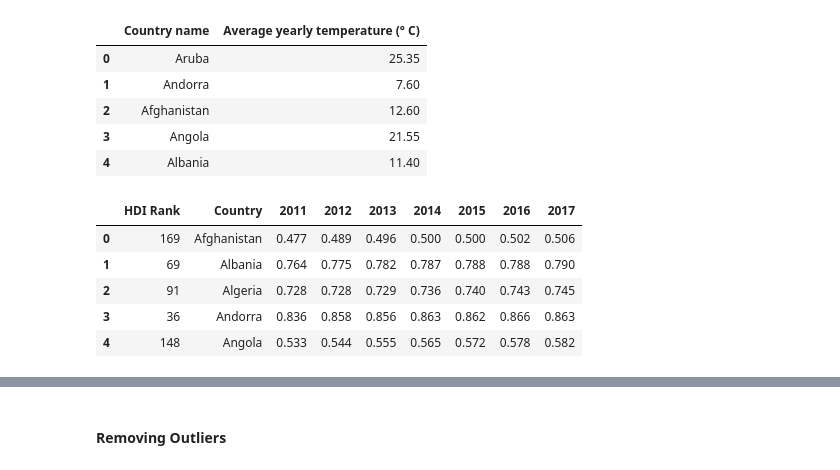
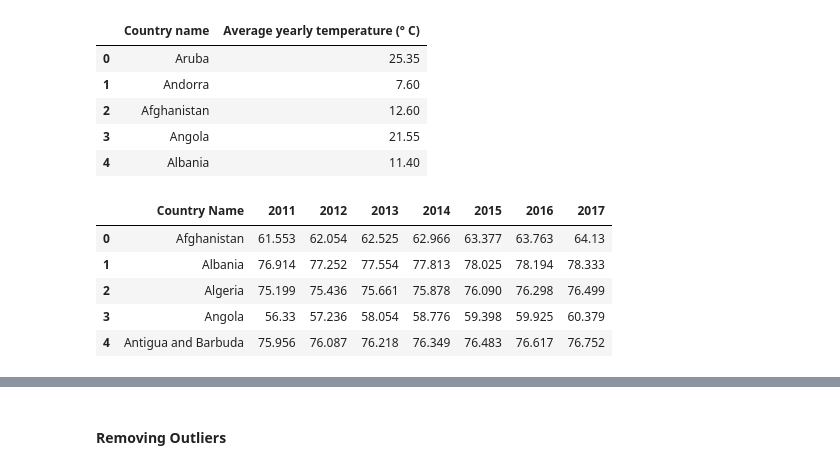
Before and after one commit to Michael-Kneale/COMP2200-Group-Project, a Jupyter notebook: main_report.ipynb, the cells around one changed output, grey strips where cells are left out. Saved outputs shown, nothing was run; the diff lists cells and outputs as text; code cells hidden in the pictures.

Commit message:
Finished Combining Data

```diff
--- a/main_report.ipynb
+++ b/main_report.ipynb
@@ -32,6 +32,6 @@ avg_temp.head()
 | 3 | 4 | Angola | 21.55 | NaN |
 | 4 | 5 | Albania | 11.40 | NaN |
 # %%
-HDI = pd.read_csv("files/HDI.csv")
-HDI.head()
+Life_Expect = pd.read_csv("files/HDI.csv")
+Life_Expect.head()
 # %% [output]
@@ -78,19 +77,15 @@ avg_temp.head()
 | 3 | Angola | 21.55 |
 | 4 | Albania | 11.40 |
 # %%
-#Remove unnecessary columns (including years that are not included in our malaria data)
-#from HDI table, as well as any NaN/infinite values
-HDI = HDI.drop(columns=['1990', '1991', '1992', '1993', '1994', '1995', '1996', '1997', '1998', '1999',
-                        '2000', '2001', '2002', '2003', '2004', '2005', '2006', '2007', '2008', '2009',
-                        '2010', '2018', '2019'])
-HDI.drop(list(HDI.filter(regex = 'Unnamed')), axis = 1, inplace = True)
-HDI.replace([np.inf, -np.inf], np.nan, inplace=True)
-HDI.dropna(inplace=True)
-HDI.head()
+#Remove any NaN/infinite values
+Life_Expect.drop(list(Life_Expect.filter(regex = 'Unnamed')), axis = 1, inplace = True)
+Life_Expect.replace([np.inf, -np.inf], np.nan, inplace=True)
+Life_Expect.dropna(inplace=True)
+Life_Expect.head()
 # %% [output]
-|  | HDI Rank | Country | 2011 | 2012 | 2013 | 2014 | 2015 | 2016 | 2017 |
-| 0 | 169 | Afghanistan | 0.477 | 0.489 | 0.496 | 0.500 | 0.500 | 0.502 | 0.506 |
-| 1 | 69 | Albania | 0.764 | 0.775 | 0.782 | 0.787 | 0.788 | 0.788 | 0.790 |
-| 2 | 91 | Algeria | 0.728 | 0.728 | 0.729 | 0.736 | 0.740 | 0.743 | 0.745 |
-| 3 | 36 | Andorra | 0.836 | 0.858 | 0.856 | 0.863 | 0.862 | 0.866 | 0.863 |
-| 4 | 148 | Angola | 0.533 | 0.544 | 0.555 | 0.565 | 0.572 | 0.578 | 0.582 |
+|  | Country Name | 2011 | 2012 | 2013 | 2014 | 2015 | 2016 | 2017 |
+| 0 | Afghanistan | 61.553 | 62.054 | 62.525 | 62.966 | 63.377 | 63.763 | 64.13 |
+| 1 | Albania | 76.914 | 77.252 | 77.554 | 77.813 | 78.025 | 78.194 | 78.333 |
+| 2 | Algeria | 75.199 | 75.436 | 75.661 | 75.878 | 76.090 | 76.298 | 76.499 |
+| 3 | Angola | 56.33 | 57.236 | 58.054 | 58.776 | 59.398 | 59.925 | 60.379 |
+| 4 | Antigua and Barbuda | 75.956 | 76.087 | 76.218 | 76.349 | 76.483 | 76.617 | 76.752 |
```
Also changed, not shown: parts of 14 cells of this notebook, 1 other file.
